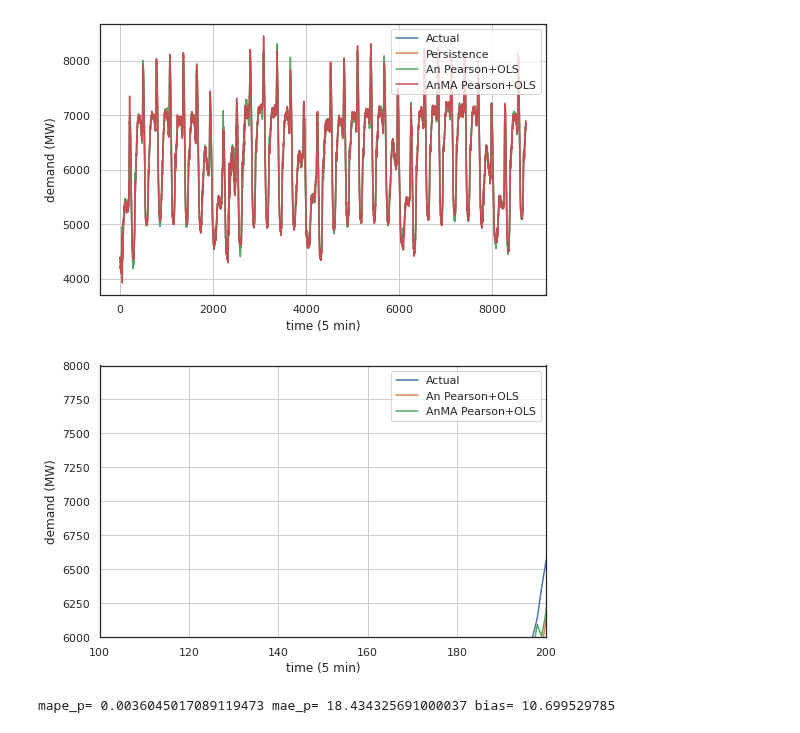
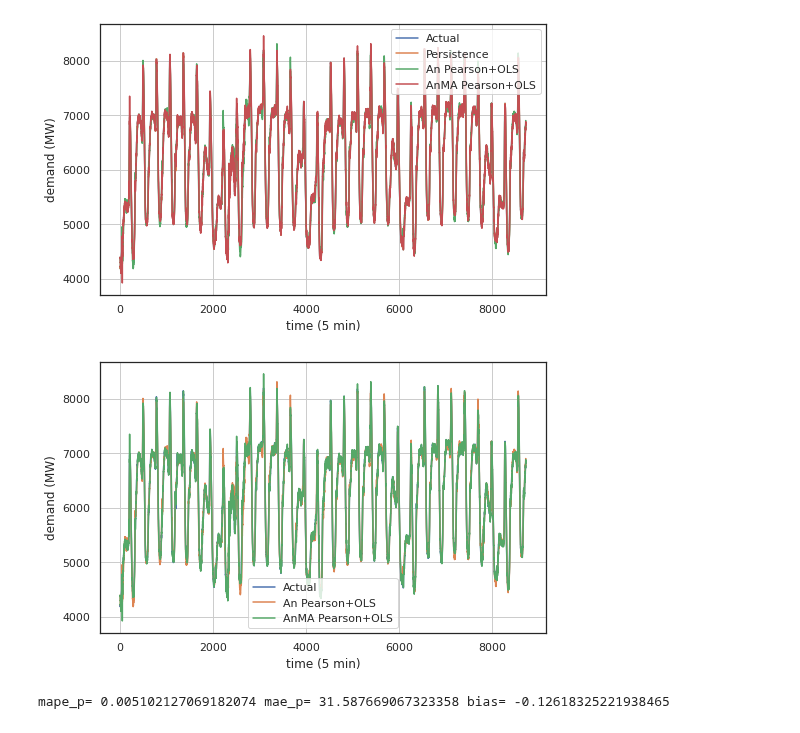
Before and after one commit to urieliram/statistical, a Jupyter notebook: Analog2.ipynb, the cells around one changed output. Cells and saved outputs as stored; diff of their text form; code cells hidden in the pictures.

```diff
--- a/Analog2.ipynb
+++ b/Analog2.ipynb
@@ -1004,26 +1005,26 @@ plt.show()
 # %%
 fig, ax = plt.subplots(figsize=(8,5))
 ax.plot(test_,      label='Actual')
 #ax.plot(forecast_ , label='Persistence')
 ax.plot(forecast3_, label='An Pearson+OLS')
 ax.plot(forecast4_, label='AnMA Pearson+OLS')
 ax.set(xlabel='time (5 min)', ylabel='demand (MW)')
 ax.grid()
 plt.legend()
-plt.axis([100,  200, 6000, 8000])
+#plt.axis([100,  200, 6000, 8000])
 fig.savefig("bias.pdf")
 
 plt.show()
 # %% [output]
-[figure, old version]
+[figure, new version]
 # %%
-a=0;b=200
+a=500;b=8723
 mae_p  = mean_absolute_error(test_[a:b],forecast_[a:b])
 mape_p = mean_absolute_percentage_error(test_[a:b],forecast_[a:b])
 bias_p = bias.bias(test_[a:b],forecast_[a:b])
 print('mape_p=',mape_p,'mae_p=',mae_p,'bias=',bias_p)
 # %% [output]
-mape_p= 0.0036045017089119473 mae_p= 18.434325691000037 bias= 10.699529785
+mape_p= 0.005102127069182074 mae_p= 31.587669067323358 bias= -0.12618325221938465
 # %%
 mae_a  = mean_absolute_error(test_[a:b],forecast3_[a:b])
 mape_a = mean_absolute_percentage_error(test_[a:b],forecast3_[a:b])
```
Also changed, not shown: parts of 6 cells of this notebook.
